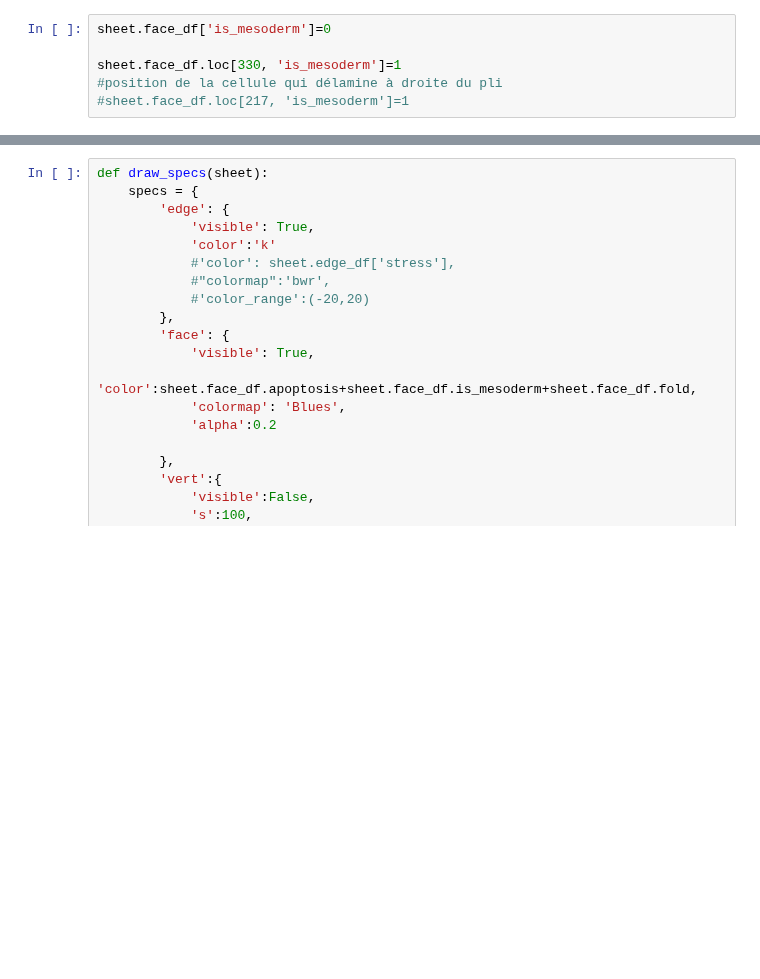
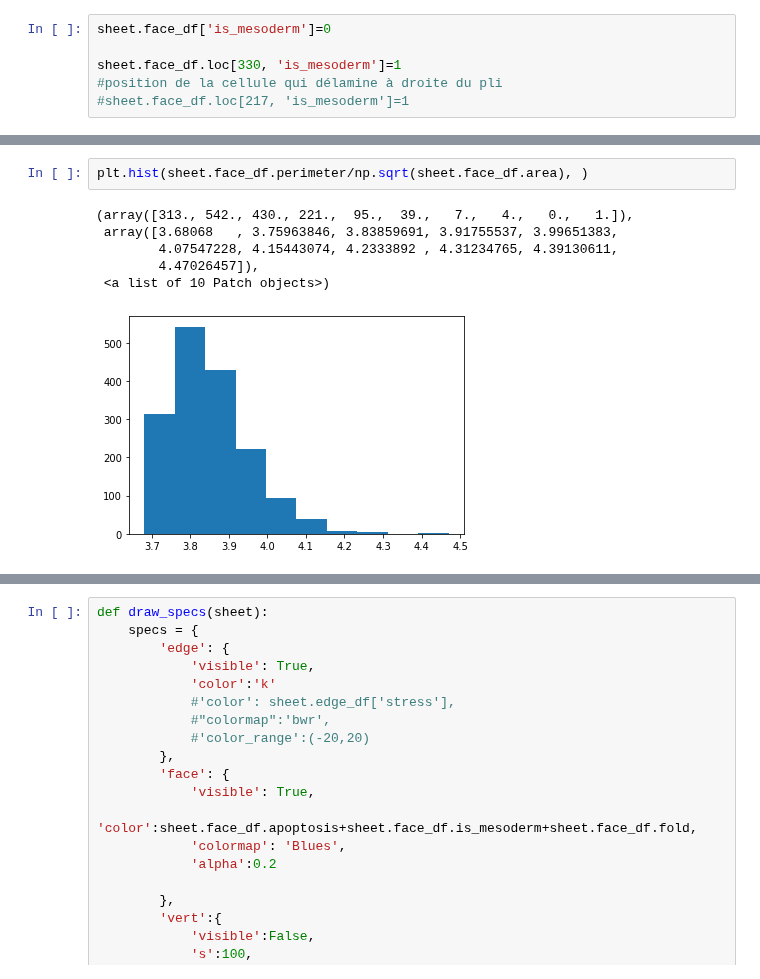
Before and after one commit to suzannelab/polarity, a Jupyter notebook: notebooks/QSSolver-OneFold-homogenous-Clone-Copy1.ipynb, the cells around one changed output, grey strips where cells are left out. Drawn from its saved outputs; the diff is of its cells as text; blank space fills up the shorter version.

```diff
--- a/notebooks/QSSolver-OneFold-homogenous-Clone-Copy1.ipynb
+++ b/notebooks/QSSolver-OneFold-homogenous-Clone-Copy1.ipynb
@@ -302 +364,10 @@ print(sheet.edge_df.line_tension.unique())
+# %%
+plt.hist(sheet.face_df.perimeter/np.sqrt(sheet.face_df.area), )
+# %% [output]
+(array([313., 542., 430., 221.,  95.,  39.,   7.,   4.,   0.,   1.]),
+ array([3.68068   , 3.75963846, 3.83859691, 3.91755537, 3.99651383,
+        4.07547228, 4.15443074, 4.2333892 , 4.31234765, 4.39130611,
+        4.47026457]),
+ <a list of 10 Patch objects>)
+[figure, added]
 # %%
```
Also changed, not shown: parts of 15 cells of this notebook, 8 other files.
